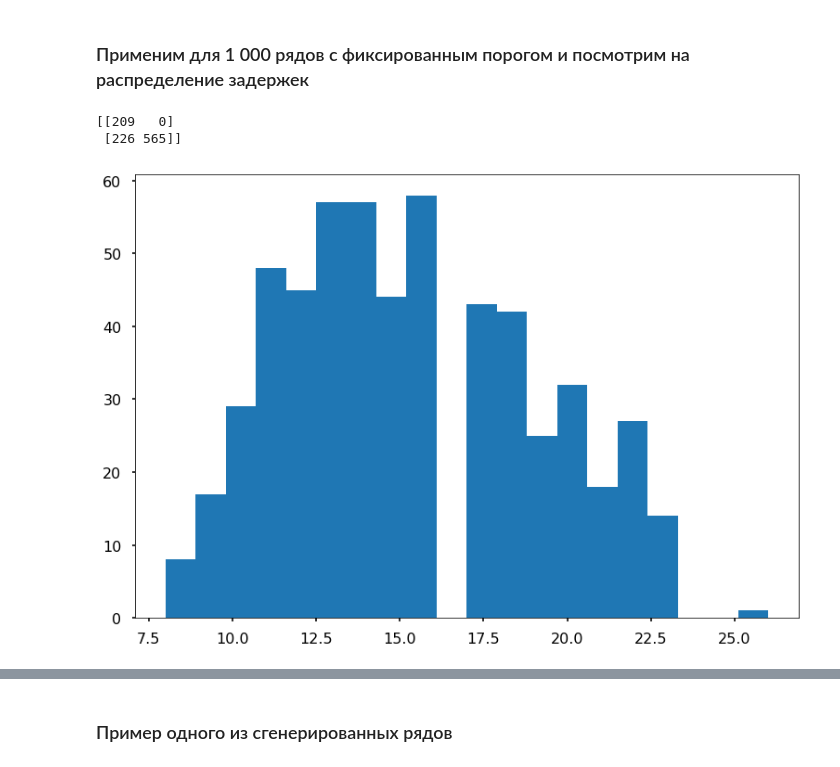
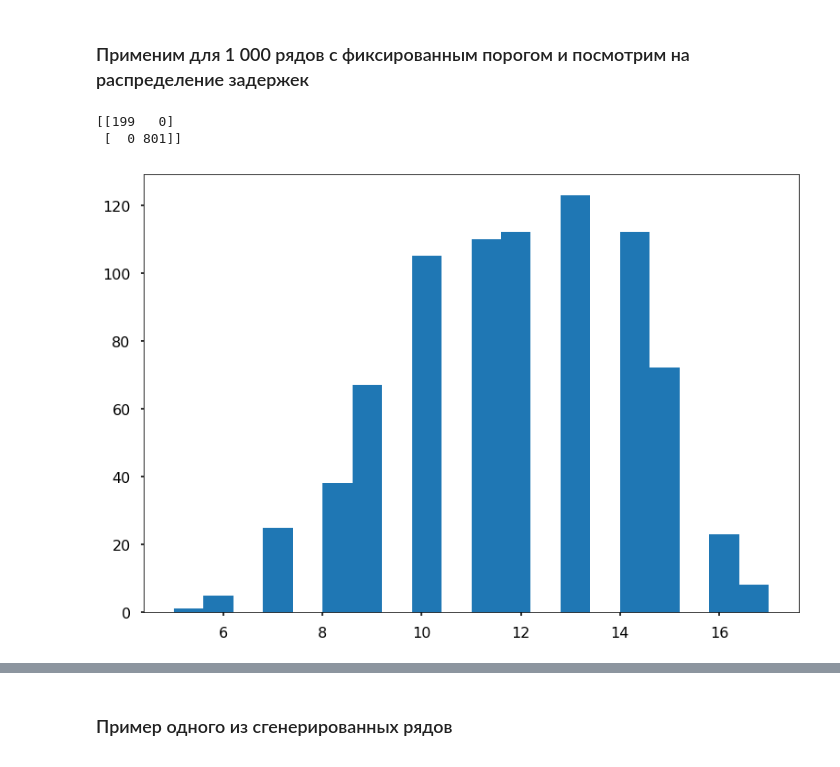
Before and after one commit to Klimmy/nir-ssa, a Jupyter notebook: 3rd semester/Data generating.ipynb, the cells around one changed output, grey strips where cells are left out. Drawn from its saved outputs; the diff is of its cells as text; code cells hidden in the pictures.

```diff
--- a/3rd semester/Data generating.ipynb
+++ b/3rd semester/Data generating.ipynb
@@ -96,7 +98,7 @@ def cp_values(signal, cp, cp_type='mean'):
 # %%
 # Добавляем тренд и возможность выбрать разладку
 
-def data_generator_2(ts_length = 400, points_to_skip = 48, random_seed = None, cp_prob = 1, is_multiplicative = True, is_trend = False, change_type = 'mean'):
+def data_generator(ts_length = 400, points_to_skip = 48, random_seed = None, cp_prob = 1, is_multiplicative = True, is_trend = False, change_type = 'mean'):
     if random_seed:
         np.random.seed(random_seed)
 
@@ -118,9 +120,9 @@ def data_generator_2(ts_length = 400, points_to_skip = 48, random_seed = None, c
     change_point = np.random.choice([None,change_point],1,p=[1-cp_prob,cp_prob])[0]
 
     if change_type=='mean':
-        change_point_value = np.random.normal(0.3,0.05,1)*np.random.choice([-1,1],1,)[0]
-        while abs(change_point_value) <= 0.1:
-            change_point_value = np.random.normal(0.3,0.05,1)*np.random.choice([-1,1],1,)[0]
+        change_point_value = np.random.normal(0,0.2,1)*np.random.choice([-1,1],1,)[0]
+        while abs(change_point_value) <= 0.3:
+            change_point_value = np.random.normal(0,0.2,1)*np.random.choice([-1,1],1,)[0]
         if change_point:
             signal[change_point:] = signal[change_point:]+change_point_value
         else:
@@ -236,7 +238,7 @@ plt.show()
 - без мультипликативности
 - c трендом
 # %%
-generated = data_generator_2(cp_prob = 1, is_multiplicative = False, random_seed=1, change_type='local', is_trend=True)
+generated = data_generator(cp_prob = 1, is_multiplicative = False, random_seed=1, change_type='local', is_trend=True)
 plt.plot(generated[0])
 plt.ylabel('Значения')
 plt.xlabel('Время')
@@ -520,10 +522,10 @@ def cp_quality(actual, predicted, max_delay = 49):
 #         pred.extend(pred_temp)
 #     return([act, pred])
 # %%
-def cp_detection_modeling(iterations = 1000, max_delay = 49, _window = 48, _cp_prob = 0.8, _is_multiplicative = True, _threshold = 0.15):
+def cp_detection_modeling(iterations = 1000, max_delay = 49, _window = 48, _cp_prob = 0.8, _is_multiplicative = True, _threshold = 0.15, _is_trend = False, _change_type = 'mean'):
     act, pred = [], []
     for i in range(iterations):
-        generated = data_generator(cp_prob = _cp_prob, is_multiplicative = _is_multiplicative)
+        generated = data_generator(cp_prob = _cp_prob, is_multiplicative = _is_multiplicative, is_trend = _is_trend, change_type = _change_type)
         cp_1 = approximation_mean(generated[0], _window)
         cp_2 = cp_detection(cp_1, _threshold)
 
@@ -605,14 +607,14 @@ def cp_detection_modeling(iterations = 1000, max_delay = 49, _window = 48, _cp_p
 # print(act, '\n', pred, '\n', cp_quality(act,pred))
 # %%
 %%time
-actual, predicted= cp_detection_modeling(iterations = 1000, _threshold = 0.25, _is_multiplicative=False)
+actual, predicted= cp_detection_modeling(iterations = 1000, _threshold = 0.01, _is_multiplicative=False, _is_trend = False)
 
 cp_result = cp_quality(actual, predicted, 48)
 print(cp_result[0])
 
 plt.hist(cp_result[1], bins = 20)
 plt.show()
 # %% [output]
-[[209   0]
- [226 565]]
+[[199   0]
+ [  0 801]]
-[figure, old version]
+[figure, new version]
```
Also changed, not shown: parts of 17 cells of this notebook, 2 other files.
